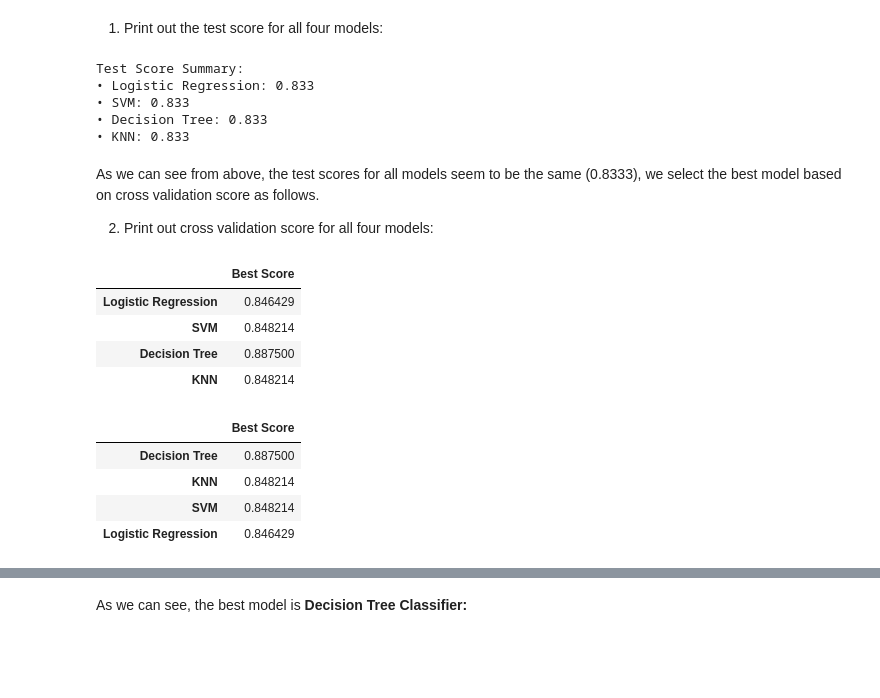
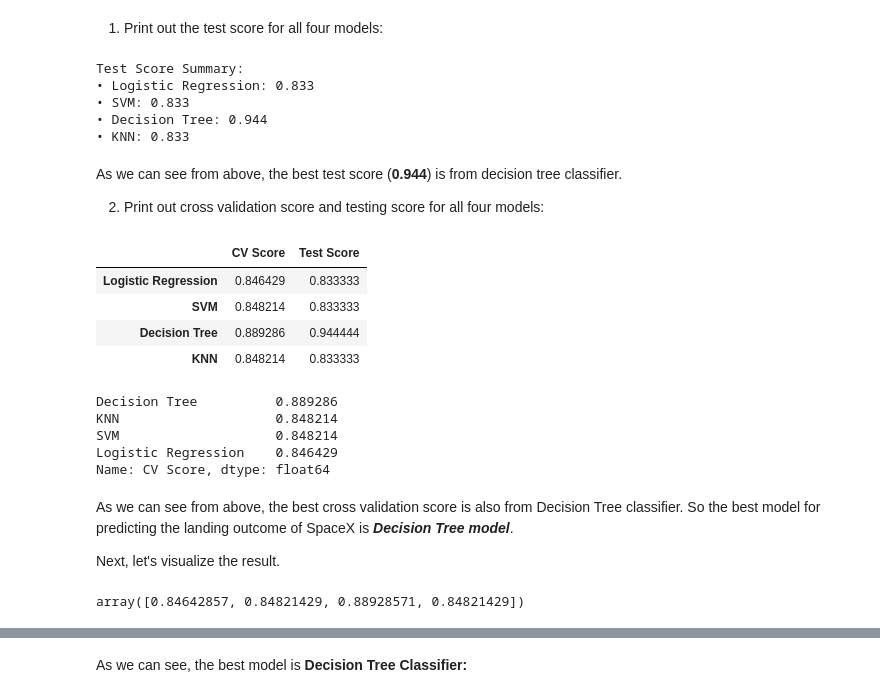
Before and after one commit to Alex-YuZ/IBM-Data-Science-Professional-Certificate-Capstone, a Jupyter notebook: Step_7_Find_Best_Model_for_Prediction.ipynb, the cells around one changed output, grey strips where cells are left out. Cells and saved outputs as stored; diff of their text form; code cells hidden in the pictures; blank space fills up the shorter version.

Commit message:
Feat: Add visualization on the results

```diff
--- a/Step_7_Find_Best_Model_for_Prediction.ipynb
+++ b/Step_7_Find_Best_Model_for_Prediction.ipynb
@@ -319,31 +319,48 @@ Find the method performs best:
 1. Print out the test score for all four models:
 # %%
 print("Test Score Summary:")
-print("\u2022 Logistic Regression: {0:.3f}\n\u2022 SVM: {1:.3f}\n\u2022 Decision Tree: {2:.3f}\n\u2022 KNN: {3:.3f}".format(logreg_test_score, svm_test_score, dt_test_score, knn_test_score))
+
+str_output = ("\u2022 Logistic Regression: {0:.3f}\n\u2022 "
+              "SVM: {1:.3f}\n\u2022 Decision Tree: {2:.3f}\n\u2022 KNN: {3:.3f}")
+
+print(str_output.format(logreg_test_score, svm_test_score, dt_test_score, knn_test_score))
 # %% [output]
 Test Score Summary:
 • Logistic Regression: 0.833
 • SVM: 0.833
-• Decision Tree: 0.833
+• Decision Tree: 0.944
 • KNN: 0.833
 # %% [markdown]
-As we can see from above, the test scores for all models seem to be the same (0.8333), we select the best model based on cross validation score as follows.
+As we can see from above, the best test score (**0.944**) is from decision tree classifier.
 
-2. Print out cross validation score for all four models:
+2. Print out cross validation score and testing score for all four models:
 # %%
-result_df = pd.DataFrame([[logreg_bs], [svm_bs], [dt_bs], [knn_bs]], columns=['Best Score'], index=['Logistic Regression', 'SVM', 'Decision Tree', 'KNN'])
+result_df = pd.DataFrame(data=[[logreg_bs, logreg_test_score],
+                               [svm_bs, svm_test_score],
+                               [dt_bs, dt_test_score],
+                               [knn_bs, knn_test_score]],
+                         columns=['CV Score', 'Test Score'],
+                         index=['Logistic Regression', 'SVM', 'Decision Tree', 'KNN'])
 result_df
 # %% [output]
-|  | Best Score |
-| Logistic Regression | 0.846429 |
-| SVM | 0.848214 |
-| Decision Tree | 0.887500 |
-| KNN | 0.848214 |
+|  | CV Score | Test Score |
+| Logistic Regression | 0.846429 | 0.833333 |
+| SVM | 0.848214 | 0.833333 |
+| Decision Tree | 0.889286 | 0.944444 |
+| KNN | 0.848214 | 0.833333 |
 # %%
-result_df.sort_values('Best Score', ascending=False)
+result_df['CV Score'].sort_values(ascending=False)
 # %% [output]
-|  | Best Score |
-| Decision Tree | 0.887500 |
-| KNN | 0.848214 |
-| SVM | 0.848214 |
-| Logistic Regression | 0.846429 |
+Decision Tree          0.889286
+KNN                    0.848214
+SVM                    0.848214
+Logistic Regression    0.846429
+Name: CV Score, dtype: float64
+# %% [markdown]
+As we can see from above, the best cross validation score is also from Decision Tree classifier. So the best model for predicting the landing outcome of SpaceX is ___Decision Tree model___.
+
+Next, let's visualize the result.
+# %%
+result_df['CV Score'].values
+# %% [output]
+array([0.84642857, 0.84821429, 0.88928571, 0.84821429])
```
Also changed, not shown: parts of 9 cells of this notebook.
